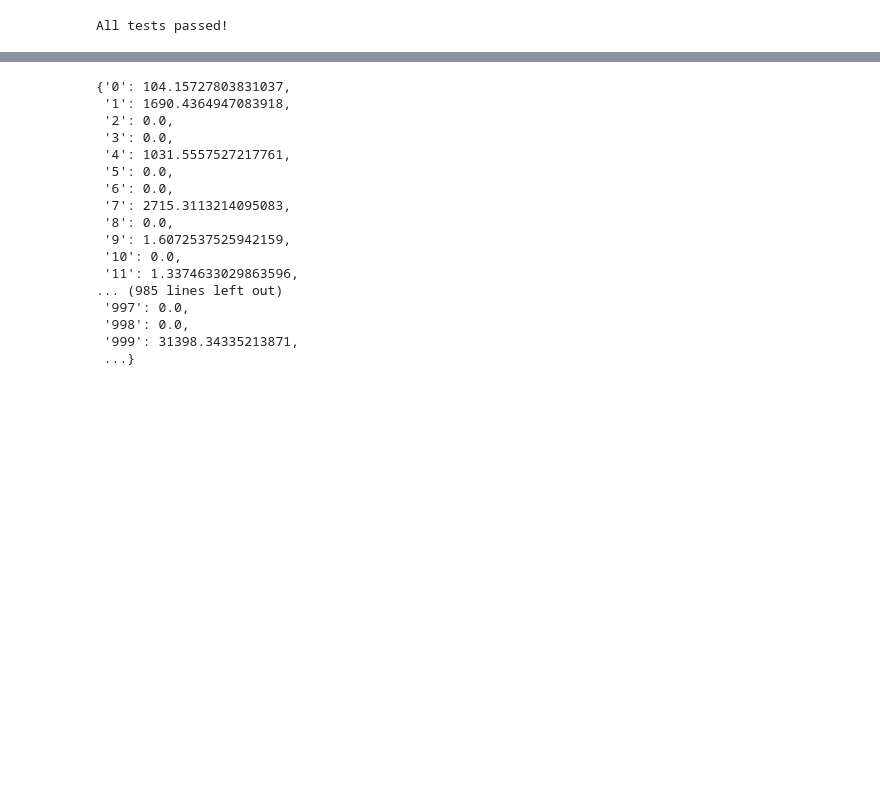
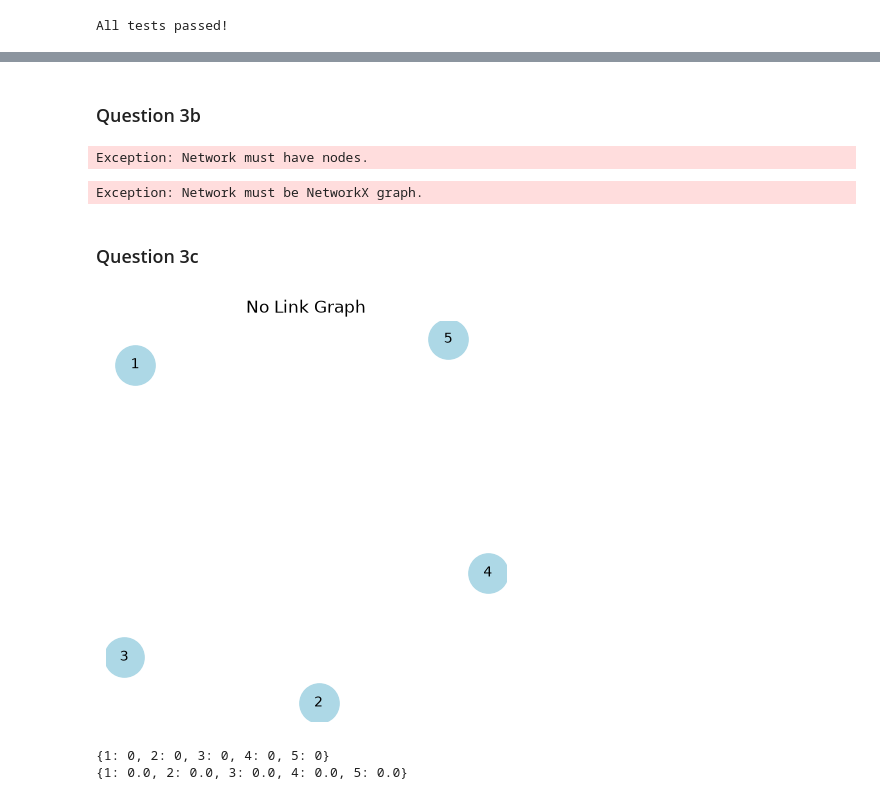
Before and after one commit to gilbertcasey2/nets7052_fa26, a Jupyter notebook: assignments/assignment01.ipynb, the cells around one changed output, grey strips where cells are left out. Saved outputs shown, nothing was run; the diff lists cells and outputs as text; code cells hidden in the pictures; blank space fills up the shorter version.

Commit message:
question 3 is done

```diff
--- a/assignments/assignment01.ipynb
+++ b/assignments/assignment01.ipynb
@@ -665,20 +606,38 @@ KeyboardInterrupt:
-# %%
-nx.betweenness_centrality(G, normalized=False)
-# %% [output]
-{'0': 104.15727803831037,
- '1': 1690.4364947083918,
- '2': 0.0,
- '3': 0.0,
- '4': 1031.5557527217761,
- '5': 0.0,
- '6': 0.0,
- '7': 2715.3113214095083,
- '8': 0.0,
- '9': 1.6072537525942159,
- '10': 0.0,
- '11': 1.3374633029863596,
-... (985 lines left out)
- '997': 0.0,
- '998': 0.0,
- '999': 31398.34335213871,
- ...}
+# %% [markdown]
+### Question 3b
+# %%
+# Function above updated
+
+# Test nodeless network
+d = nx.Graph()
+compute_betweeness(d)
+ # Good, an exception
+# %% [output]
+Exception: Network must have nodes.
+# %%
+# test non-Network object
+s = object
+compute_betweeness(s)
+ # Good, an exception
+# %% [output]
+Exception: Network must be NetworkX graph.
+# %% [markdown]
+### Question 3c
+# %%
+# No links
+no_links = nx.Graph()
+no_links.add_nodes_from([1, 2, 3, 4, 5])
+plt.figure(figsize=(4, 4))
+nx.draw(no_links, with_labels=True, node_color='lightblue', edge_color='gray', node_size=800, font_size=10)
+plt.title("No Link Graph")
+plt.show()
+# %% [output]
+[figure, added]
+# %%
+# Mine
+print(compute_betweeness(no_links))
+# Theirs
+print(nx.betweenness_centrality(no_links, normalized=False))
+# %% [output]
+{1: 0, 2: 0, 3: 0, 4: 0, 5: 0}
+{1: 0.0, 2: 0.0, 3: 0.0, 4: 0.0, 5: 0.0}
```
Also changed, not shown: parts of 18 cells of this notebook.
